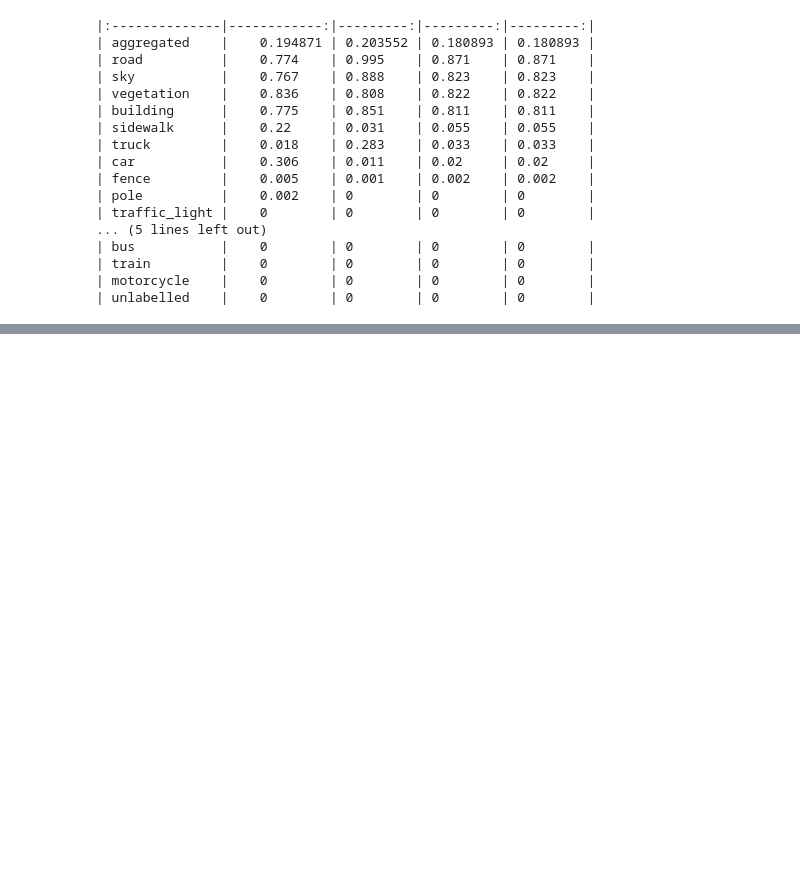
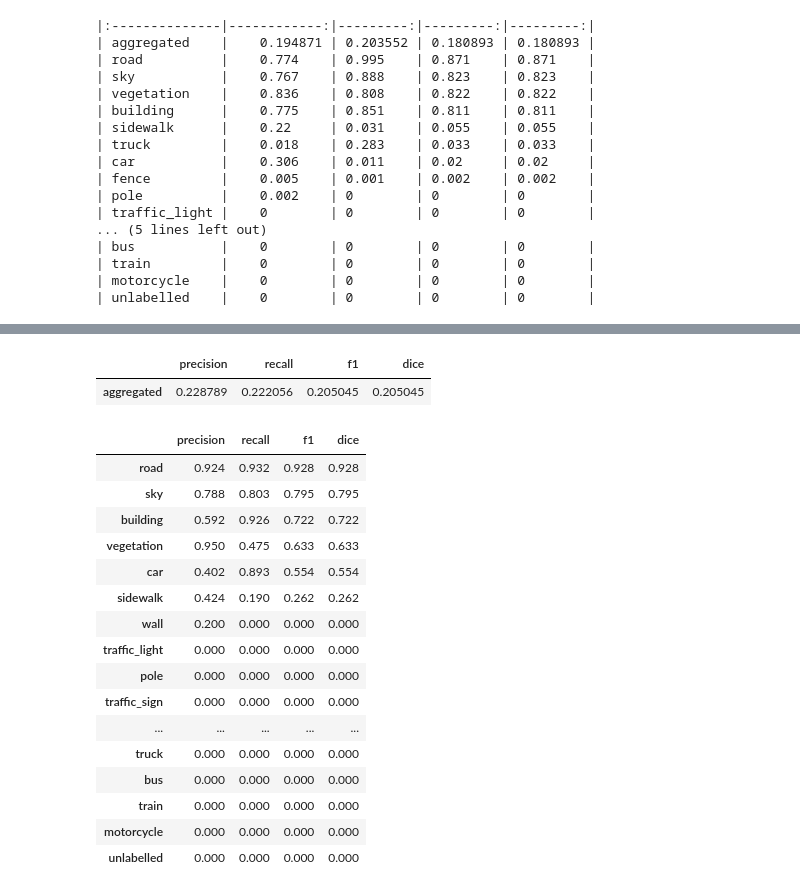
Before and after one commit to deniskirbaba/image-processing-and-generation, a Jupyter notebook: test_metrics_to_df.ipynb, the cells around one changed output, grey strips where cells are left out. Saved outputs shown, nothing was run; the diff lists cells and outputs as text; code cells hidden in the pictures; blank space fills up the shorter version.

```diff
--- a/test_metrics_to_df.ipynb
+++ b/test_metrics_to_df.ipynb
@@ -426,0 +549,2 @@ print(combined_df.to_markdown())
+# %%
+raw_summary = test()
@@ -426,0 +570,47 @@ print(combined_df.to_markdown())
+# %%
+agg_row = [
+    raw_summary["test_precision_macro"],
+    raw_summary["test_recall_macro"],
+    raw_summary["test_f1_avg"],
+    raw_summary["test_dice_avg"],
+]
+agg_df = pd.DataFrame(
+    np.expand_dims(np.array(agg_row), 0), columns=metrics_name, index=["aggregated"]
+)
+agg_df
+# %% [output]
+|  | precision | recall | f1 | dice |
+| aggregated | 0.228789 | 0.222056 | 0.205045 | 0.205045 |
+# %%
+classes_test_metrics_values = []
+
+for class_name in class_names:
+    for metric_name in metrics_name:
+        classes_test_metrics_values.append(raw_summary[f"test_{metric_name}_{class_name}"])
+
+classes_test_metrics_values = np.reshape(
+    classes_test_metrics_values, shape=(len(class_names), len(metrics_name))
+).round(3)
+# %%
+class_df = pd.DataFrame(
+    classes_test_metrics_values, columns=metrics_name, index=class_names
+).sort_values(by="f1", ascending=False)
+class_df
+# %% [output]
+|  | precision | recall | f1 | dice |
+| road | 0.924 | 0.932 | 0.928 | 0.928 |
+| sky | 0.788 | 0.803 | 0.795 | 0.795 |
+| building | 0.592 | 0.926 | 0.722 | 0.722 |
+| vegetation | 0.950 | 0.475 | 0.633 | 0.633 |
+| car | 0.402 | 0.893 | 0.554 | 0.554 |
+| sidewalk | 0.424 | 0.190 | 0.262 | 0.262 |
+| wall | 0.200 | 0.000 | 0.000 | 0.000 |
+| traffic_light | 0.000 | 0.000 | 0.000 | 0.000 |
+| pole | 0.000 | 0.000 | 0.000 | 0.000 |
+| traffic_sign | 0.000 | 0.000 | 0.000 | 0.000 |
+| ... | ... | ... | ... | ... |
+| truck | 0.000 | 0.000 | 0.000 | 0.000 |
+| bus | 0.000 | 0.000 | 0.000 | 0.000 |
+| train | 0.000 | 0.000 | 0.000 | 0.000 |
+| motorcycle | 0.000 | 0.000 | 0.000 | 0.000 |
+| unlabelled | 0.000 | 0.000 | 0.000 | 0.000 |
```
Also changed, not shown: parts of 9 cells of this notebook, 16 other files.
